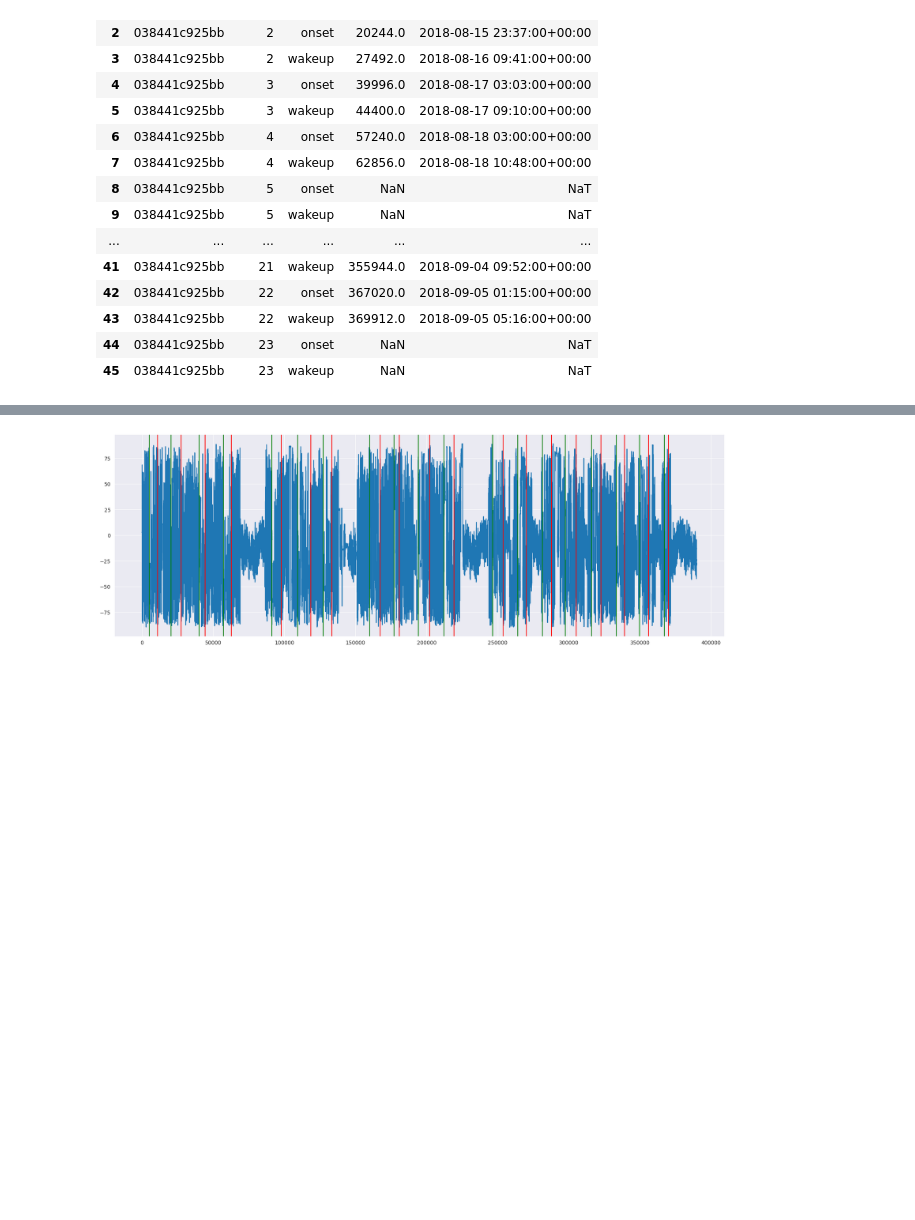
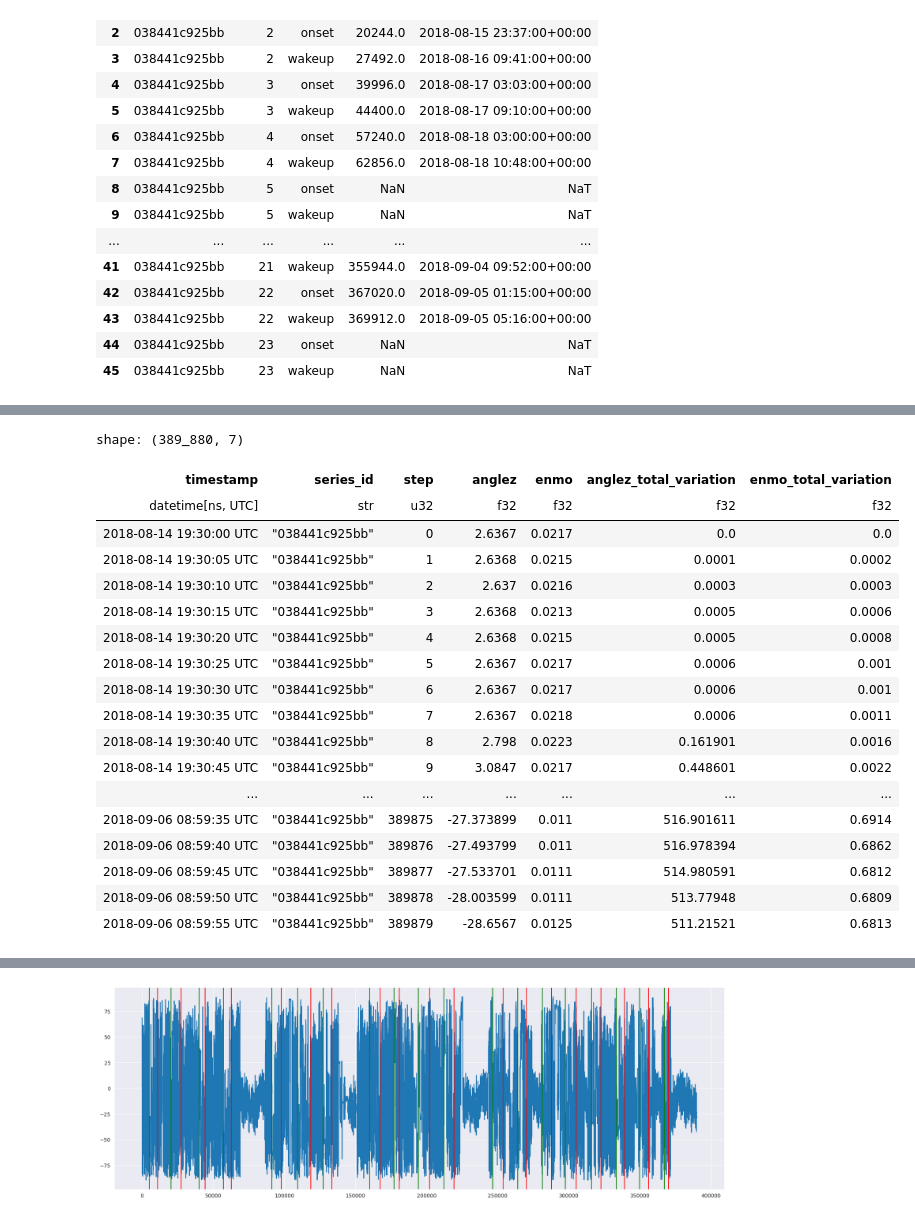
Before and after one commit to RikiTikkiTavi/kaggle-detect_sleep_states, a Jupyter notebook: notebooks/1-EDA.ipynb, the cells around one changed output, grey strips where cells are left out. Drawn from its saved outputs; the diff is of its cells as text; code cells hidden in the pictures; blank space fills up the shorter version.

```diff
--- a/notebooks/1-EDA.ipynb
+++ b/notebooks/1-EDA.ipynb
@@ -156,3 +141,6 @@ df_series_events
 | 43 | 038441c925bb | 22 | wakeup | 369912.0 | 2018-09-05 05:16:00+00:00 |
 | 44 | 038441c925bb | 23 | onset | NaN | NaT |
 | 45 | 038441c925bb | 23 | wakeup | NaN | NaT |
+# %%
+df_series = pl.from_pandas(df_series.reset_index())
+df_series
@@ -158,0 +167,12 @@ df_series_events
+# %%
+from datetime import timedelta
+
+def total_variation(xs: pl.Expr) -> pl.Expr:
+    return xs.diff().drop_nans().abs().sum()
+
+df_series_rolling_var = df_series.set_sorted("timestamp").rolling(index_column="timestamp", period=timedelta(minutes=30)).agg([
+    total_variation(pl.col(COL_ANGLEZ)).alias("anglez_total_variation"),
+    total_variation(pl.col(COL_ENMO)).alias("enmo_total_variation")
+])
+
+df_series_rolling_var
@@ -158,0 +199,27 @@ df_series_events
+# %%
+df_series.with_columns(
+    [
+        df_series_rolling_var.get_column("anglez_total_variation"),
+        df_series_rolling_var.get_column("enmo_total_variation")
+     ]
+)
+# %% [output]
+shape: (389_880, 7)
+| timestamp | series_id | step | anglez | enmo | anglez_total_variation | enmo_total_variation |
+| datetime[ns, UTC] | str | u32 | f32 | f32 | f32 | f32 |
+| 2018-08-14 19:30:00 UTC | "038441c925bb" | 0 | 2.6367 | 0.0217 | 0.0 | 0.0 |
+| 2018-08-14 19:30:05 UTC | "038441c925bb" | 1 | 2.6368 | 0.0215 | 0.0001 | 0.0002 |
+| 2018-08-14 19:30:10 UTC | "038441c925bb" | 2 | 2.637 | 0.0216 | 0.0003 | 0.0003 |
+| 2018-08-14 19:30:15 UTC | "038441c925bb" | 3 | 2.6368 | 0.0213 | 0.0005 | 0.0006 |
+| 2018-08-14 19:30:20 UTC | "038441c925bb" | 4 | 2.6368 | 0.0215 | 0.0005 | 0.0008 |
+| 2018-08-14 19:30:25 UTC | "038441c925bb" | 5 | 2.6367 | 0.0217 | 0.0006 | 0.001 |
+| 2018-08-14 19:30:30 UTC | "038441c925bb" | 6 | 2.6367 | 0.0217 | 0.0006 | 0.001 |
+| 2018-08-14 19:30:35 UTC | "038441c925bb" | 7 | 2.6367 | 0.0218 | 0.0006 | 0.0011 |
+| 2018-08-14 19:30:40 UTC | "038441c925bb" | 8 | 2.798 | 0.0223 | 0.161901 | 0.0016 |
+| 2018-08-14 19:30:45 UTC | "038441c925bb" | 9 | 3.0847 | 0.0217 | 0.448601 | 0.0022 |
+| ... | ... | ... | ... | ... | ... | ... |
+| 2018-09-06 08:59:35 UTC | "038441c925bb" | 389875 | -27.373899 | 0.011 | 516.901611 | 0.6914 |
+| 2018-09-06 08:59:40 UTC | "038441c925bb" | 389876 | -27.493799 | 0.011 | 516.978394 | 0.6862 |
+| 2018-09-06 08:59:45 UTC | "038441c925bb" | 389877 | -27.533701 | 0.0111 | 514.980591 | 0.6812 |
+| 2018-09-06 08:59:50 UTC | "038441c925bb" | 389878 | -28.003599 | 0.0111 | 513.77948 | 0.6809 |
+| 2018-09-06 08:59:55 UTC | "038441c925bb" | 389879 | -28.6567 | 0.0125 | 511.21521 | 0.6813 |
```
Also changed, not shown: parts of 6 cells of this notebook, 22 other files.
